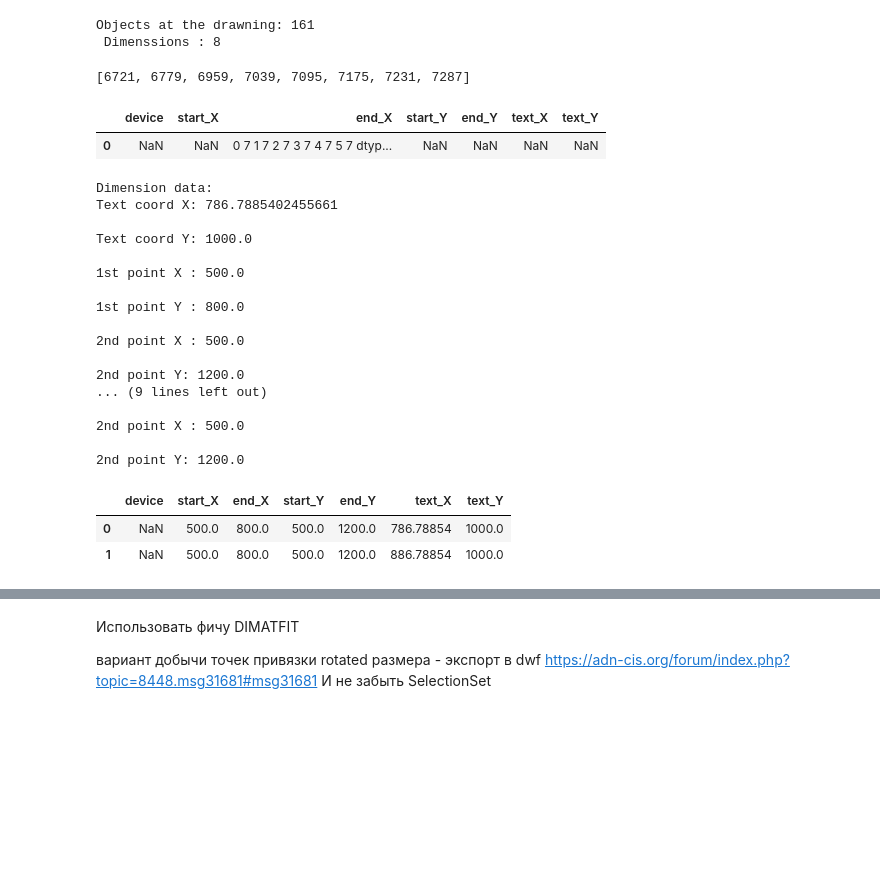
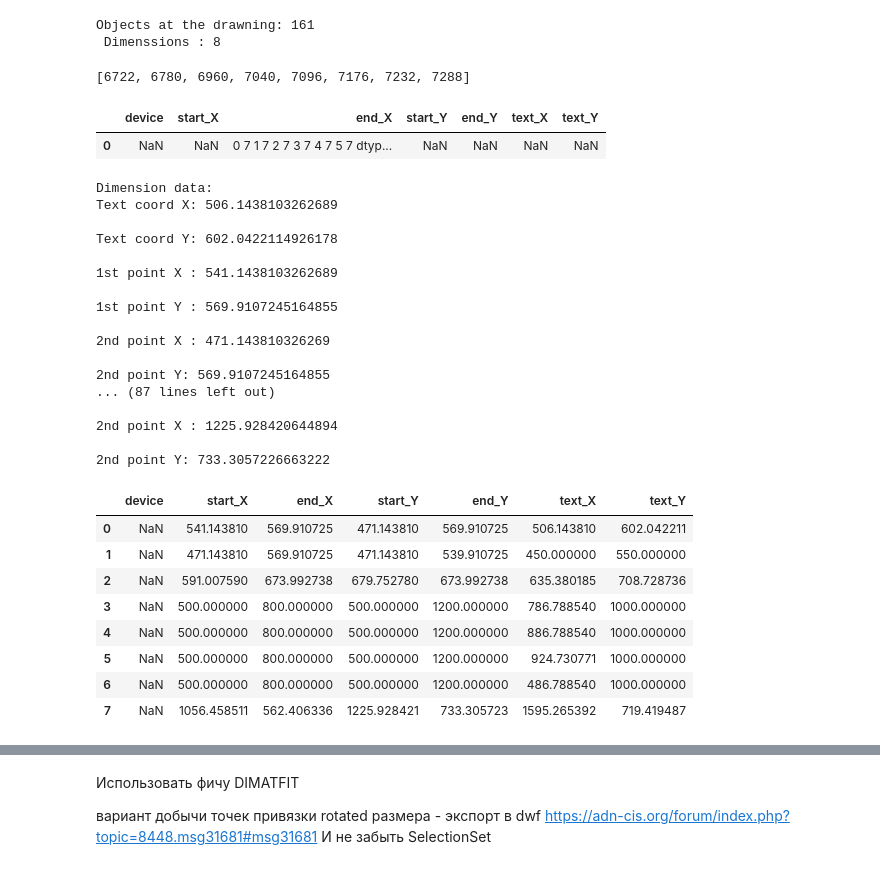
Before and after one commit to Kostanych/AutoCAD_Project, a Jupyter notebook: AutoCADProject.ipynb, the cells around one changed output, grey strips where cells are left out. Drawn from its saved outputs; the diff is of its cells as text; code cells hidden in the pictures; blank space fills up the shorter version.

```diff
--- a/AutoCADProject.ipynb
+++ b/AutoCADProject.ipynb
@@ -131,7 +131,7 @@ entities, dimensions = [],[]
 
 for i, element in enumerate(dxf):
     if element == 'AcDbEntity\n': entities.append(i)
-    elif element =='AcDbDimension\n': dimensions.append(i)
+    elif element =='AcDbDimension\n': dimensions.append(i+1)
 
 print(f'Objects at the drawning: {len(entities)}\n Dimenssions : {len(dimensions)}')
 # %% [output]
@@ -140,7 +140,7 @@ Objects at the drawning: 161
 # %%
 dimensions
 # %% [output]
-[6721, 6779, 6959, 7039, 7095, 7175, 7231, 7287]
+[6722, 6780, 6960, 7040, 7096, 7176, 7232, 7288]
 # %%
 df_dimensions = pd.DataFrame(columns ={'device','start_X', 'end_X',
                                        'start_Y', 'end_Y',
@@ -158,7 +158,7 @@ df_dimensions.append({'end_X':l}, ignore_index=True)
 dd = df_dimensions
 start_X, end_X, start_Y, end_Y, text_X, text_Y = '','','','','',''
 try:
-    for ent in [7036, 7092]:
+    for ent in dimensions:
         print('Dimension data:')
         for pos, line in enumerate(dxf[ent:]):
             if line == ' 13\n':
@@ -169,45 +169,51 @@ try:
                 print(f'1st point Y : {dxf[ent+pos+1]}')
             elif line == ' 14\n':
                 start_Y = float((dxf[ent+pos+1]).rstrip())
                 print(f'2nd point X : {dxf[ent+pos+1]}')
             elif line == ' 24\n':
                 end_Y = float((dxf[ent+pos+1]).rstrip())
                 print(f'2nd point Y: {dxf[ent+pos+1]}')
             elif line == ' 11\n':
                 text_X = float((dxf[ent+pos+1]).rstrip())
                 print(f'Text coord X: {dxf[ent+pos+1]}')
             elif line == ' 21\n':
                 text_Y = float((dxf[ent+pos+1]).rstrip())
                 print(f'Text coord Y: {dxf[ent+pos+1]}')
-            elif dxf[ent+pos] == 'AcDbEntity\n':break
+            elif (dxf[ent+pos] == 'AcDbEntity\n') or (dxf[ent+pos] =='ENDSEC\n'):break
         dd = dd.append({'start_X':start_X, 'end_X':end_X,
                         'start_Y':start_Y, 'end_Y':end_Y,
                         'text_X':text_X, 'text_Y':text_Y}, ignore_index = True)
 
 except Exception as e:
     print_exc()
 dd
 # %% [output]
 Dimension data:
-Text coord X: 786.7885402455661
+Text coord X: 506.1438103262689
 
-Text coord Y: 1000.0
+Text coord Y: 602.0422114926178
 
-1st point X : 500.0
+1st point X : 541.1438103262689
 
-1st point Y : 800.0
+1st point Y : 569.9107245164855
 
-2nd point X : 500.0
+2nd point X : 471.143810326269
 
-2nd point Y: 1200.0
-... (9 lines left out)
+2nd point Y: 569.9107245164855
+... (87 lines left out)
 
-2nd point X : 500.0
+2nd point X : 1225.928420644894
 
-2nd point Y: 1200.0
+2nd point Y: 733.3057226663222
 |  | device | start_X | end_X | start_Y | end_Y | text_X | text_Y |
-| 0 | NaN | 500.0 | 800.0 | 500.0 | 1200.0 | 786.78854 | 1000.0 |
-| 1 | NaN | 500.0 | 800.0 | 500.0 | 1200.0 | 886.78854 | 1000.0 |
+| 0 | NaN | 541.143810 | 569.910725 | 471.143810 | 569.910725 | 506.143810 | 602.042211 |
+| 1 | NaN | 471.143810 | 569.910725 | 471.143810 | 539.910725 | 450.000000 | 550.000000 |
+| 2 | NaN | 591.007590 | 673.992738 | 679.752780 | 673.992738 | 635.380185 | 708.728736 |
+| 3 | NaN | 500.000000 | 800.000000 | 500.000000 | 1200.000000 | 786.788540 | 1000.000000 |
+| 4 | NaN | 500.000000 | 800.000000 | 500.000000 | 1200.000000 | 886.788540 | 1000.000000 |
+| 5 | NaN | 500.000000 | 800.000000 | 500.000000 | 1200.000000 | 924.730771 | 1000.000000 |
+| 6 | NaN | 500.000000 | 800.000000 | 500.000000 | 1200.000000 | 486.788540 | 1000.000000 |
+| 7 | NaN | 1056.458511 | 562.406336 | 1225.928421 | 733.305723 | 1595.265392 | 719.419487 |
 # %%
 print(dim_aligned.ExtLine1Point[0])
 print(dim_aligned.ExtLine2Point)
```
Also changed, not shown: parts of 4 cells of this notebook.
